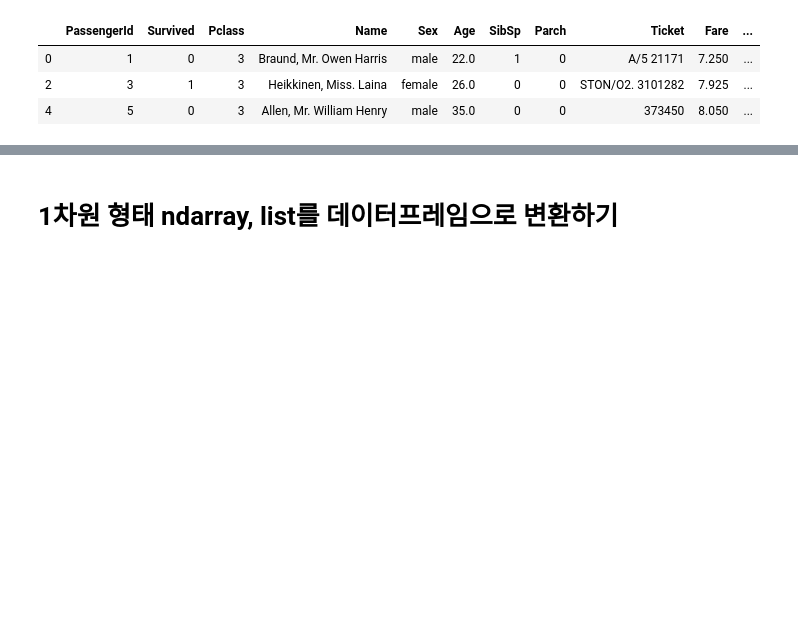
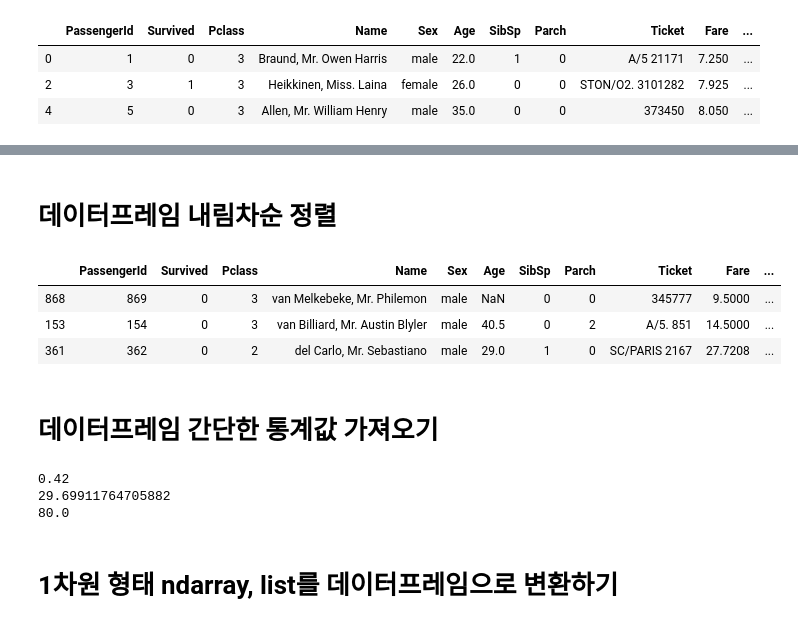
Before and after one commit to jjmin321/MachineLearning_studybook, a Jupyter notebook: machine learning/pandas.ipynb, the cells around one changed output, grey strips where cells are left out. Saved outputs shown, nothing was run; the diff lists cells and outputs as text; code cells hidden in the pictures; blank space fills up the shorter version.

```diff
--- a/machine learning/pandas.ipynb
+++ b/machine learning/pandas.ipynb
@@ -81,3 +106,23 @@ titanic_dataframe[titanic_dataframe['Pclass']==3].head(3)
+# %% [markdown]
+# 데이터프레임 내림차순 정렬
+# %%
+titanic_sorted = titanic_dataframe.sort_values(by=['Name'], ascending=False)
+titanic_sorted.head(3)
+# %% [output]
+|  | PassengerId | Survived | Pclass | Name | Sex | Age | SibSp | Parch | Ticket | Fare | ... |
+| 868 | 869 | 0 | 3 | van Melkebeke, Mr. Philemon | male | NaN | 0 | 0 | 345777 | 9.5000 | ... |
+| 153 | 154 | 0 | 3 | van Billiard, Mr. Austin Blyler | male | 40.5 | 0 | 2 | A/5. 851 | 14.5000 | ... |
+| 361 | 362 | 0 | 2 | del Carlo, Mr. Sebastiano | male | 29.0 | 1 | 0 | SC/PARIS 2167 | 27.7208 | ... |
+# %% [markdown]
+# 데이터프레임 간단한 통계값 가져오기
+# %%
+print(titanic_dataframe['Age'].min())
+print(titanic_dataframe['Age'].mean())
+print(titanic_dataframe['Age'].max())
+# %% [output]
+0.42
+29.69911764705882
+80.0
 # %% [markdown]
 # 1차원 형태 ndarray, list를 데이터프레임으로 변환하기
 # %%
```
Also changed, not shown: parts of 6 cells of this notebook.
